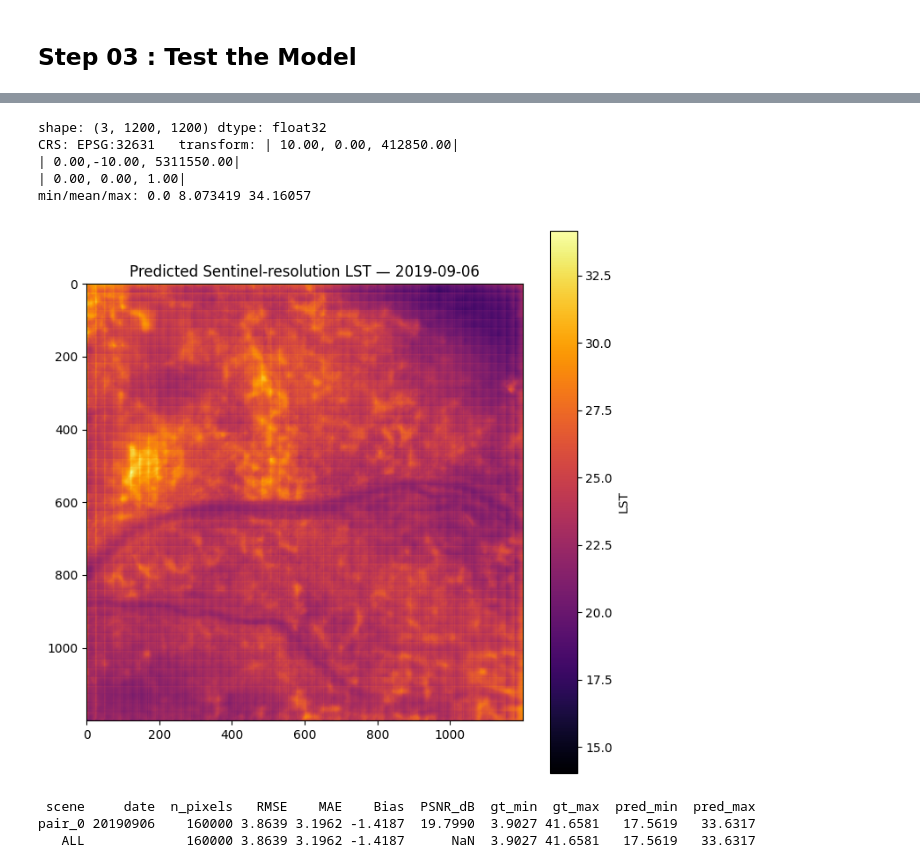
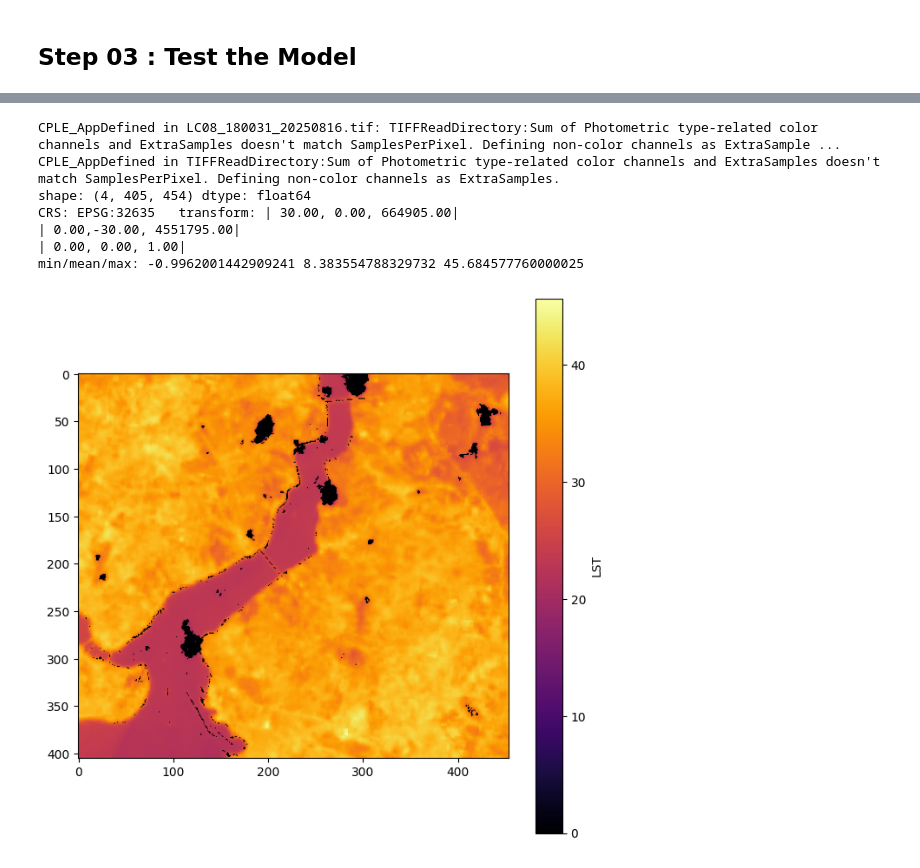
Before and after one commit to ichzann/WGAST_w--Prediction, a Jupyter notebook: tutorials/04_run_model.ipynb, the cells around one changed output, grey strips where cells are left out. Drawn from its saved outputs; the diff is of its cells as text; code cells hidden in the pictures.

```diff
--- a/tutorials/04_run_model.ipynb
+++ b/tutorials/04_run_model.ipynb
@@ -169,37 +164,27 @@ Testing completed.
 # %%
 import rasterio
 import matplotlib.pyplot as plt
 import numpy as np
 
-path = "data/Tdivision/test/01_Sentinel_20190906.tif"
+path = "tutorials/data/raw/Landsat8_Istanbul/LC08_180031_20250816.tif"
 
 with rasterio.open(path) as src:
     arr = src.read()        # shape: (bands, H, W)
     print("shape:", arr.shape, "dtype:", arr.dtype)
     print("CRS:", src.crs, "  transform:", src.transform)
     print("min/mean/max:", np.nanmin(arr), np.nanmean(arr), np.nanmax(arr))
 
 # Show band 1 (LST)
 plt.figure(figsize=(8, 8))
 plt.imshow(arr[0], cmap="inferno")
 plt.colorbar(label="LST")
-plt.title("Predicted Sentinel-resolution LST — 2019-09-06")
 plt.show()
 # %% [output]
-shape: (3, 1200, 1200) dtype: float32
-CRS: EPSG:32631   transform: | 10.00, 0.00, 412850.00|
-| 0.00,-10.00, 5311550.00|
+CPLE_AppDefined in LC08_180031_20250816.tif: TIFFReadDirectory:Sum of Photometric type-related color channels and ExtraSamples doesn't match SamplesPerPixel. Defining non-color channels as ExtraSample ...
+CPLE_AppDefined in TIFFReadDirectory:Sum of Photometric type-related color channels and ExtraSamples doesn't match SamplesPerPixel. Defining non-color channels as ExtraSamples.
+shape: (4, 405, 454) dtype: float64
+CRS: EPSG:32635   transform: | 30.00, 0.00, 664905.00|
+| 0.00,-30.00, 4551795.00|
 | 0.00, 0.00, 1.00|
-min/mean/max: 0.0 8.073419 34.16057
+min/mean/max: -0.9962001442909241 8.383554788329732 45.684577760000025
-[figure, old version]
+[figure, new version]
-# %%
-from runner.evaluate import evaluate_predictions
-
-df = evaluate_predictions(opt.test_dir)
-import pandas as pd
-with pd.option_context("display.float_format", "{:.4f}".format):
-    print(df.to_string(index=False))
-# %% [output]
- scene     date  n_pixels   RMSE    MAE    Bias  PSNR_dB  gt_min  gt_max  pred_min  pred_max
-pair_0 20190906    160000 3.8639 3.1962 -1.4187  19.7990  3.9027 41.6581   17.5619   33.6317
-   ALL             160000 3.8639 3.1962 -1.4187      NaN  3.9027 41.6581   17.5619   33.6317
```
Also changed, not shown: parts of 2 cells of this notebook, 6 other files.
